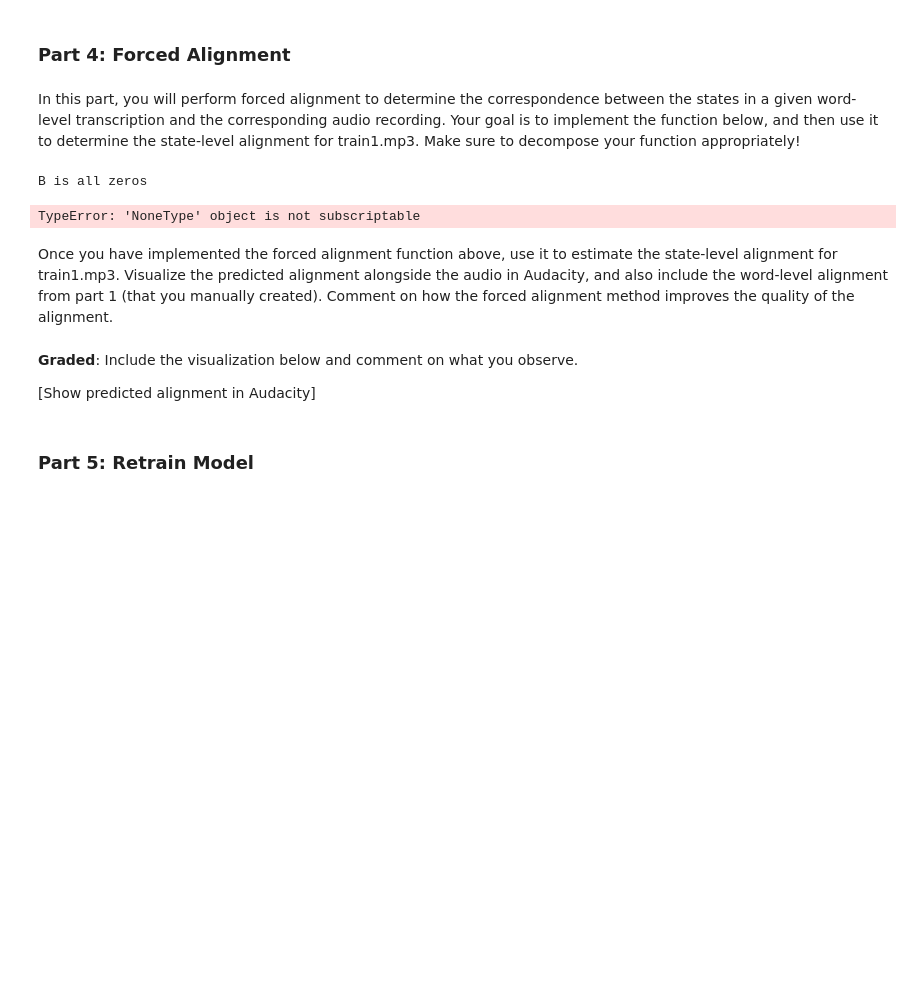
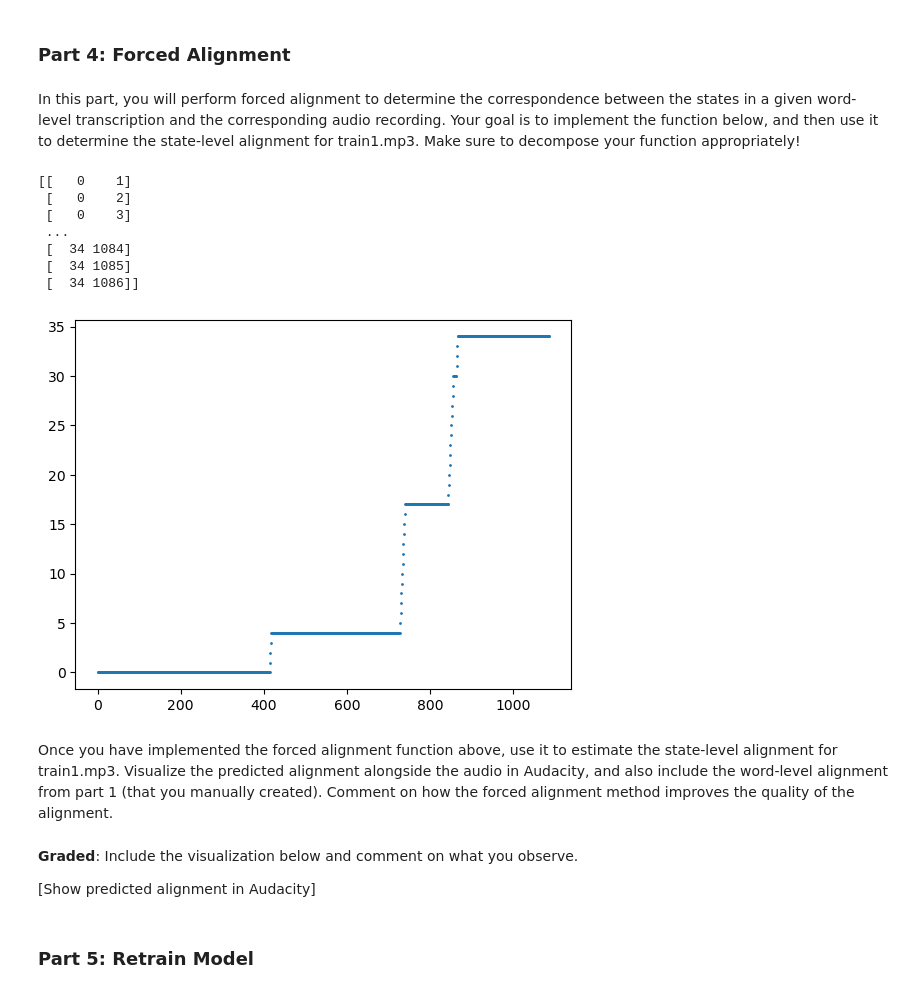
Before and after one commit to THENIROCK/toy-speech-recognizer, a Jupyter notebook: hw8.ipynb, the cells around one changed output. Drawn from its saved outputs; the diff is of its cells as text; code cells hidden in the pictures; blank space fills up the shorter version.

```diff
--- a/hw8.ipynb
+++ b/hw8.ipynb
@@ -887,17 +887,18 @@ def forcedAlignment(audiofile, word_transcript, model, stateStr2id):
 
     eps = 1e-8
     B = np.zeros(probs.shape, dtype=int)
-    for i in range(1,probs.shape[0]):
-        for j in range(1,probs.shape[1]):
-            D[i,j] = np.max([
-              D[i-1,j-1]+np.log(probs[i,j]+eps)+np.log(A[IDseq[i-1],IDseq[i]]+eps),
-              D[i,j-1]+np.log(probs[i,j]+eps)+np.log(A[IDseq[i],IDseq[i]]+eps)
-            ])
+    for j in range(0,probs.shape[1]):
+      for i in range(0,probs.shape[0]):
+        if j != 0:
+          D[i,j] = np.max([
+            D[i-1,j-1]+np.log(probs[i,j]+eps)+np.log(A[IDseq[i-1],IDseq[i]]+eps),
+            D[i,j-1]+np.log(probs[i,j]+eps)+np.log(A[IDseq[i],IDseq[i]]+eps)
+          ])
 
-            B[i,j] = np.argmax([
-              D[i-1,j-1]+np.log(probs[i,j]+eps)+np.log(A[IDseq[i-1],IDseq[i]]+eps),
-              D[i,j-1]+np.log(probs[i,j]+eps)+np.log(A[IDseq[i],IDseq[i]]+eps)
-            ])
+        B[i,j] = np.argmax([
+          D[i-1,j-1]+np.log(probs[i,j]+eps)+np.log(A[IDseq[i-1],IDseq[i]]+eps),
+          D[i,j-1]+np.log(probs[i,j]+eps)+np.log(A[IDseq[i],IDseq[i]]+eps)
+        ])
 
     # check if B is all zeros
     if np.all(B == 0):
@@ -906,13 +907,24 @@ def forcedAlignment(audiofile, word_transcript, model, stateStr2id):
 
     alignment = forceAlign_backtrace(D, B, np.shape(D)[0] - 1)
 
-    return alignment
+    return alignment, IDseq
 # %%
-path = forcedAlignment(Path(AUDIO_DIR, 'train1.wav'), 'yes no no no yes no no no yes yes', (A, pi, means, covars), stateStr2id)
-x = path[:,0]
-y = path[:,1]
+path, IDseq = forcedAlignment(Path(AUDIO_DIR, 'train1.wav'), 'yes no no no yes no no no yes yes', (A, pi, means, covars), stateStr2id)
+
+y = path[:,0]
+x = path[:,1]
+
+plt.scatter(x, y, s=1)
+
+print(path)
 # %% [output]
-B is all zeros
+[[   0    1]
+ [   0    2]
+ [   0    3]
+ ...
+ [  34 1084]
+ [  34 1085]
+ [  34 1086]]
-TypeError: 'NoneType' object is not subscriptable
+[figure, added]
 # %% [markdown]
 Once you have implemented the forced alignment function above, use it to estimate the state-level alignment for train1.mp3.  Visualize the predicted alignment alongside the audio in Audacity, and also include the word-level alignment from part 1 (that you manually created).  Comment on how the forced alignment method improves the quality of the alignment.
```
Also changed, not shown: parts of 3 cells of this notebook, 1 other file.
